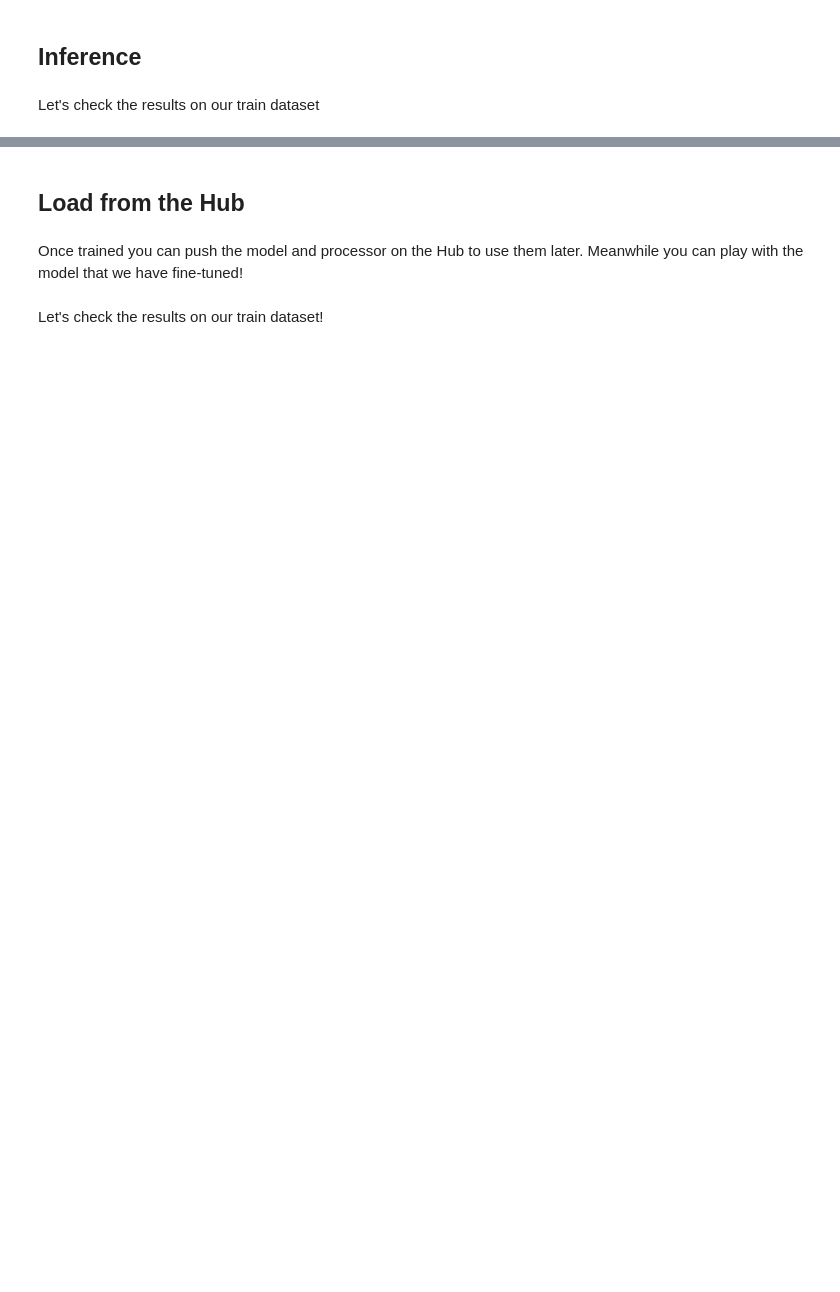
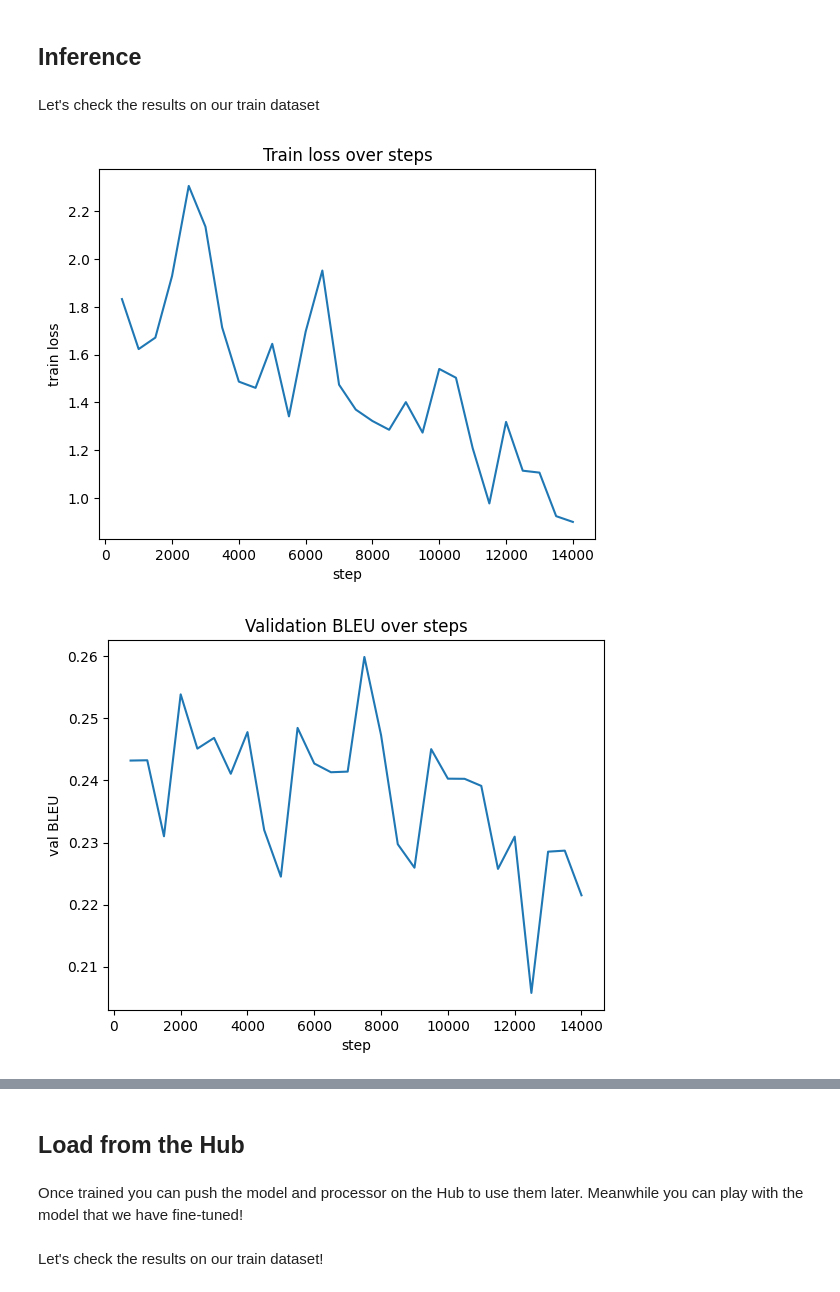
Before and after one commit to giao-123-sun/AI-Hide-And-Seek-Simulator, a Jupyter notebook: examples/image_captioning_blip.ipynb, the cells around one changed output, grey strips where cells are left out. Drawn from its saved outputs; the diff is of its cells as text; code cells hidden in the pictures; blank space fills up the shorter version.

```diff
--- a/examples/image_captioning_blip.ipynb
+++ b/examples/image_captioning_blip.ipynb
@@ -293,3 +293,37 @@ Epoch 2/5 | step 6000 | train_loss(avg50)=1.6285
 ## Inference
 # %% [markdown]
 Let's check the results on our train dataset
+# %%
+import json
+import matplotlib.pyplot as plt
+
+# 保存原始日志（用于结果包）
+with open("/content/train_log_history.json", "w", encoding="utf-8") as f:
+    json.dump(history, f, ensure_ascii=False, indent=2)
+
+# 可视化：loss vs step
+plt.figure()
+plt.plot(history["step"], history["train_loss"])
+plt.xlabel("step")
+plt.ylabel("train loss")
+plt.title("Train loss over steps")
+plt.show()
+
+# 可视化：BLEU vs step
+plt.figure()
+plt.plot(history["step"], history["val_bleu"])
+plt.xlabel("step")
+plt.ylabel("val BLEU")
+plt.title("Validation BLEU over steps")
+plt.show()
+
+# 可视化：ROUGE-L vs step
+plt.figure()
+plt.plot(history["step"], history["val_rougeL"])
+plt.xlabel("step")
+plt.ylabel("val ROUGE-L")
+plt.title("Validation ROUGE-L over steps")
+plt.show()
+# %% [output]
+[figure, added]
+[figure, added]
```
Also changed, not shown: parts of 14 cells of this notebook.
